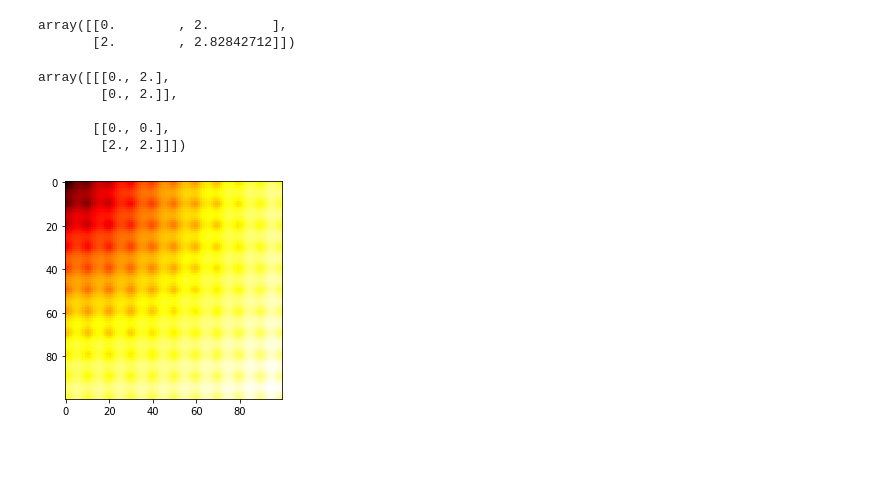
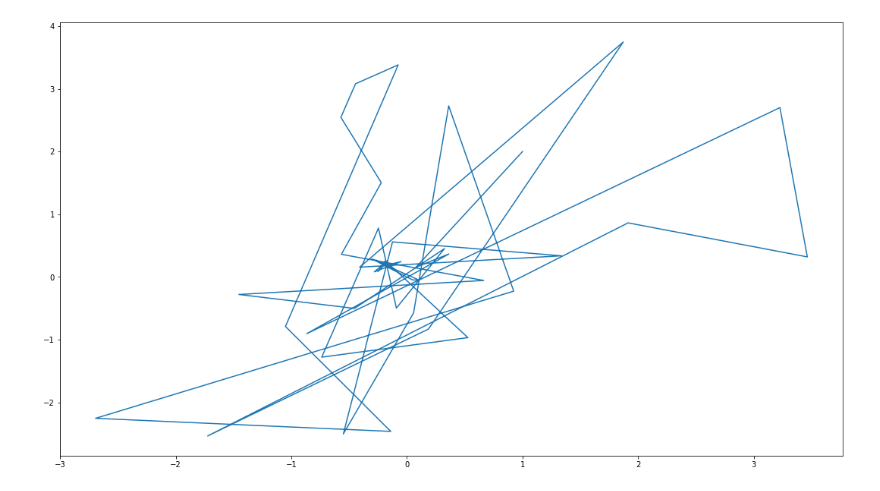
Before and after one commit to daniellengyel/interactive-diffusion, a Jupyter notebook: interactive-diffusion.ipynb, the cells around one changed output. Saved outputs shown, nothing was run; the diff lists cells and outputs as text; code cells hidden in the pictures; blank space fills up the shorter version.

Commit message:
working gradient descent and function

```diff
--- a/interactive-diffusion.ipynb
+++ b/interactive-diffusion.ipynb
@@ -14,25 +21,39 @@ def GradAckleyProblem(xs):
     a = np.exp(-0.2 * np.sqrt(1./len(xs) * np.square(np.linalg.norm(xs, axis=0))))
     b = - np.exp(1./len(xs) * np.sum(np.cos(2*np.pi*xs), axis=0))
     a_p = -0.2 * xs / np.sqrt(1./len(xs) * np.square(np.linalg.norm(xs, axis=0)))
-    print(a_p)
     b_p = 2 * np.pi * np.sin(2 * np.pi * xs)/len(xs)
-    return -20 * a_p * a + b_p * b
+    return np.nan_to_num(-20 * a_p * a + b_p * b) # only when norm(x) == 0 do we have nan and we know the grad is zero there
+# %%
+def grad_descent(func, grad_func, x_curr, eps,gamma):
+    x_curr = np.array(x_curr, dtype=np.float)
+    path = [x_curr]
+    t = 0
+    while True:
+        x_next = x_curr - gamma(t)*grad_func(x_curr)
+        path.append(x_next)
+
+        if np.abs(func(x_next) - func(x_curr)) < eps:
+            break
+        x_curr = x_next
+        t += 1
+    return path
+# %%
+def gamma(t):
+    return 0.5/((t // 20) + 1)
+
+path = grad_descent(AckleyProblem, GradAckleyProblem, [[[1.]], [[2.]]], 0.00001, gamma)
+# %%
+path_x, path_y = np.concatenate(path, axis=2)
+
+inp_path = np.array([path_x[0], path_y[0]])
+
+out_path = AckleyProblem(inp_path)
 # %%
-xs = np.linspace(0, 2, 2)
-ys = np.linspace(0, 2, 2)
+# xs = np.linspace(-100, 1000, 10000)
+# ys = np.linspace(-100, 1000, 10000)
+
+xs = np.linspace(-2, 2, 200)
+ys = np.linspace(-2, 2, 200)
 
 inp = np.array(np.meshgrid(xs, ys))
-np.linalg.norm(inp, axis=0)
-
-# grads = GradAckleyProblem(inp)
+out = AckleyProblem(inp)
-# %% [output]
-array([[0.        , 2.        ],
-       [2.        , 2.82842712]])
-# %%
-inp
-# %% [output]
-array([[[0., 2.],
-        [0., 2.]],
-
-       [[0., 0.],
-        [2., 2.]]])
@@ -47,8 +59,0 @@ inp = np.array(np.meshgrid(xs, ys))
-# %%
-out = AckleyProblem(inp)
-
-
-plt.imshow(out, cmap='hot', interpolation='nearest')
-plt.show()
-# %% [output]
-[figure, removed]
@@ -63,0 +60,9 @@ def grad_descent(func, grad_func, x_curr, eps):
+# %%
+
+fig = plt.figure()
+fig.set_size_inches(18.5, 10.5)
+
+plt.plot(path_x[0], path_y[0])
+plt.show()
+# %% [output]
+[figure, added]
```
Also changed, not shown: parts of 5 cells of this notebook.
